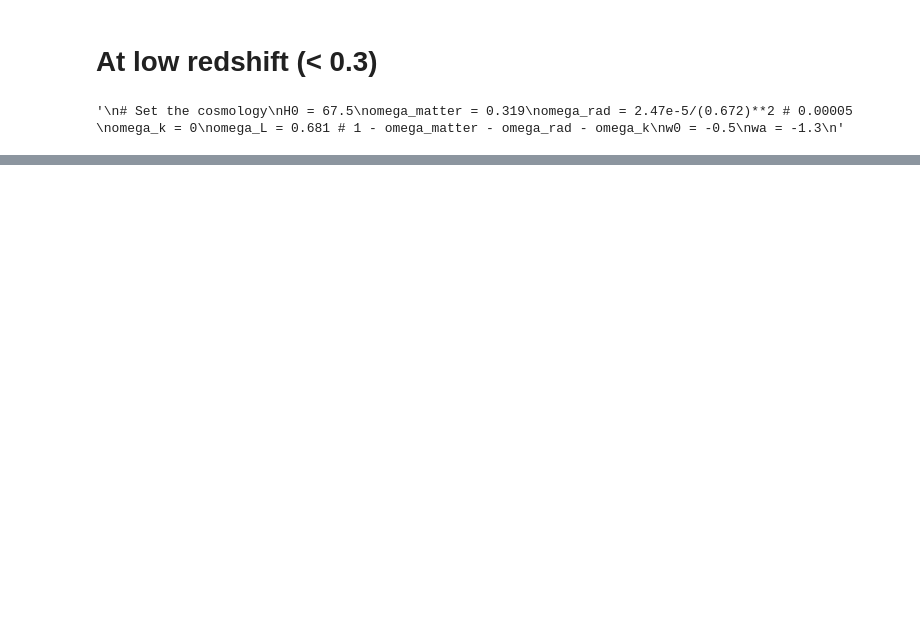
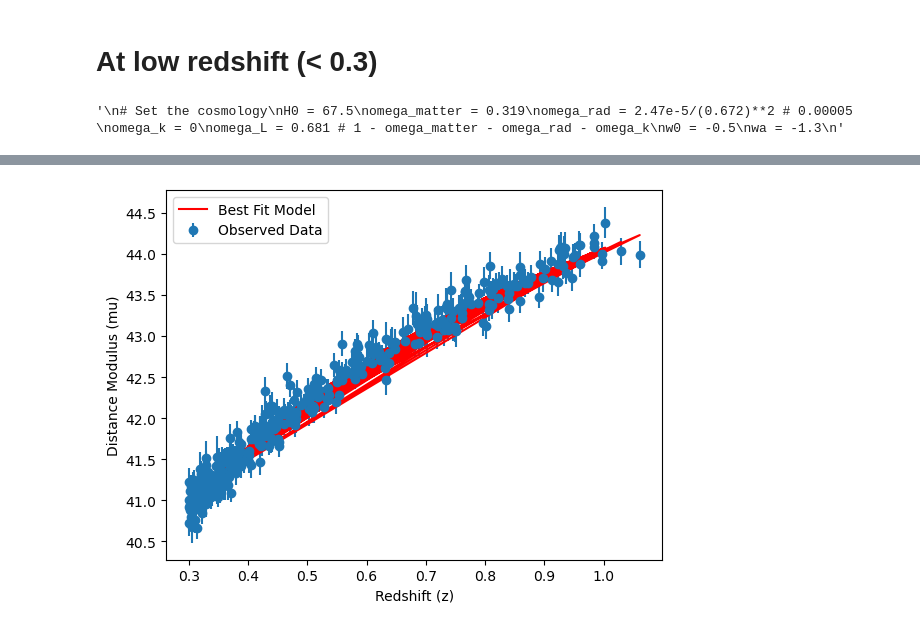
Before and after one commit to GenovaCosmology/AstroCosmoComputational, a Jupyter notebook: Students/AndreaGatti/Exam_Computazza/project_w0wa.ipynb, the cells around one changed output, grey strips where cells are left out. Saved outputs shown, nothing was run; the diff lists cells and outputs as text; code cells hidden in the pictures; blank space fills up the shorter version.

```diff
--- a/Students/AndreaGatti/Exam_Computazza/project_w0wa.ipynb
+++ b/Students/AndreaGatti/Exam_Computazza/project_w0wa.ipynb
@@ -542,0 +702,21 @@ cosi poi avro due file e li potro leggere, coisi facendo avro i data_low e i dat
+# %%
+# Generate model predictions using the best fit parameters
+#z = data['zcmb'].values
+H0_best, Omega_matter_best, Omega_rad_best, Omega_k_best, Omega_L_best, w0_best, wa_best = optimized_params
+mu_best = []
+for z_prime in z_high:
+    mu_best.append(5*np.log10(Dc_w0wa(hubble_function_w0wa, z_prime, Omega_matter_best, Omega_rad_best, Omega_k_best, Omega_L_best, w0_best, wa_best, H0_best)*(1+z_prime)) + 25)
+
+# mb is mu +19.3, so:
+y = data_high['mb'].values + 19.3 # cfr. Mari
+#xerr = data['dz'].values
+
+# Plot the observed data and model predictions
+plt.errorbar(z_high, y, yerr=data_high['dmb'], fmt='o', label='Observed Data')
+plt.plot(z_high, mu_best, 'r-', label='Best Fit Model')
+plt.xlabel('Redshift (z)')
+plt.ylabel('Distance Modulus (mu)')
+plt.legend()
+plt.show()
+# %% [output]
+[figure, added]
```
Also changed, not shown: parts of 16 cells of this notebook, 2 other files.
